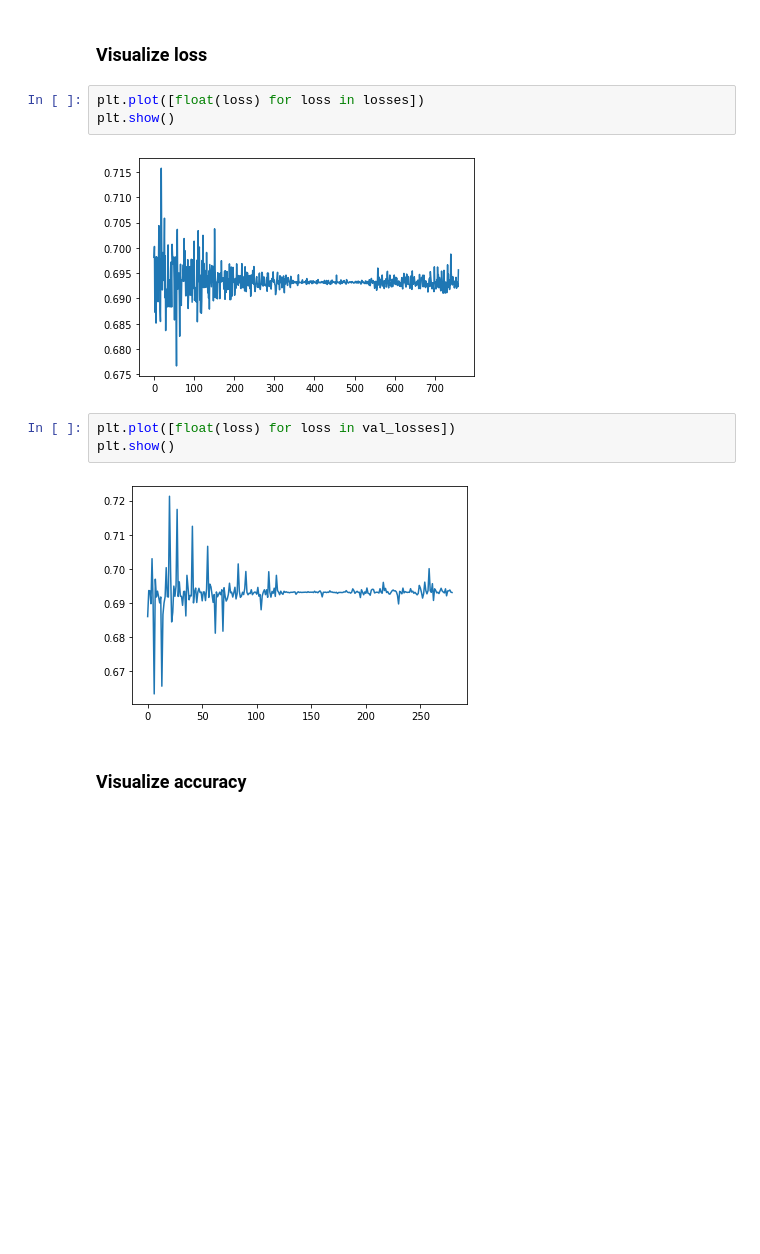
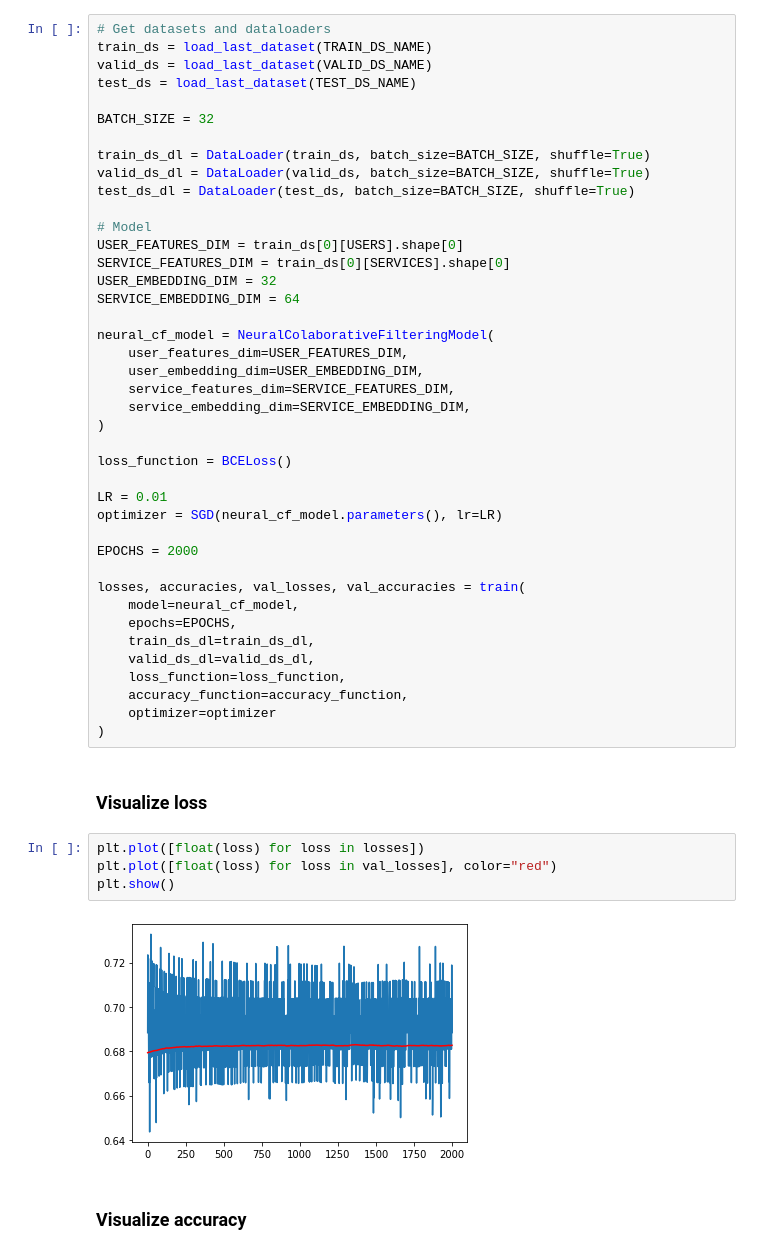
Before and after one commit to cyfronet-fid/recommender-system, a Jupyter notebook: training_and_inferention_example.ipynb, the cells around one changed output. Cells and saved outputs as stored; diff of their text form; blank space fills up the shorter version.

```diff
--- a/training_and_inferention_example.ipynb
+++ b/training_and_inferention_example.ipynb
@@ -304,15 +78,52 @@ Total training time: 3.8991482257843018
+# %%
+# Get datasets and dataloaders
+train_ds = load_last_dataset(TRAIN_DS_NAME)
+valid_ds = load_last_dataset(VALID_DS_NAME)
+test_ds = load_last_dataset(TEST_DS_NAME)
+
+BATCH_SIZE = 32
+
+train_ds_dl = DataLoader(train_ds, batch_size=BATCH_SIZE, shuffle=True)
+valid_ds_dl = DataLoader(valid_ds, batch_size=BATCH_SIZE, shuffle=True)
+test_ds_dl = DataLoader(test_ds, batch_size=BATCH_SIZE, shuffle=True)
+
+# Model
+USER_FEATURES_DIM = train_ds[0][USERS].shape[0]
+SERVICE_FEATURES_DIM = train_ds[0][SERVICES].shape[0]
+USER_EMBEDDING_DIM = 32
+SERVICE_EMBEDDING_DIM = 64
+
+neural_cf_model = NeuralColaborativeFilteringModel(
+    user_features_dim=USER_FEATURES_DIM,
+    user_embedding_dim=USER_EMBEDDING_DIM,
+    service_features_dim=SERVICE_FEATURES_DIM,
+    service_embedding_dim=SERVICE_EMBEDDING_DIM,
+)
+
+loss_function = BCELoss()
+
+LR = 0.01
+optimizer = SGD(neural_cf_model.parameters(), lr=LR)
+
+EPOCHS = 2000
+
+losses, accuracies, val_losses, val_accuracies = train(
+    model=neural_cf_model,
+    epochs=EPOCHS,
+    train_ds_dl=train_ds_dl,
+    valid_ds_dl=valid_ds_dl,
+    loss_function=loss_function,
+    accuracy_function=accuracy_function,
+    optimizer=optimizer
+)
 # %% [markdown]
 ### Visualize loss
 # %%
 plt.plot([float(loss) for loss in losses])
+plt.plot([float(loss) for loss in val_losses], color="red")
 plt.show()
 # %% [output]
-[figure, old version]
+[figure, new version]
-# %%
-plt.plot([float(loss) for loss in val_losses])
-plt.show()
-# %% [output]
-[figure, removed]
 # %% [markdown]
 ### Visualize accuracy
 # %%
```
Also changed, not shown: parts of 42 cells of this notebook, 39 other files.
